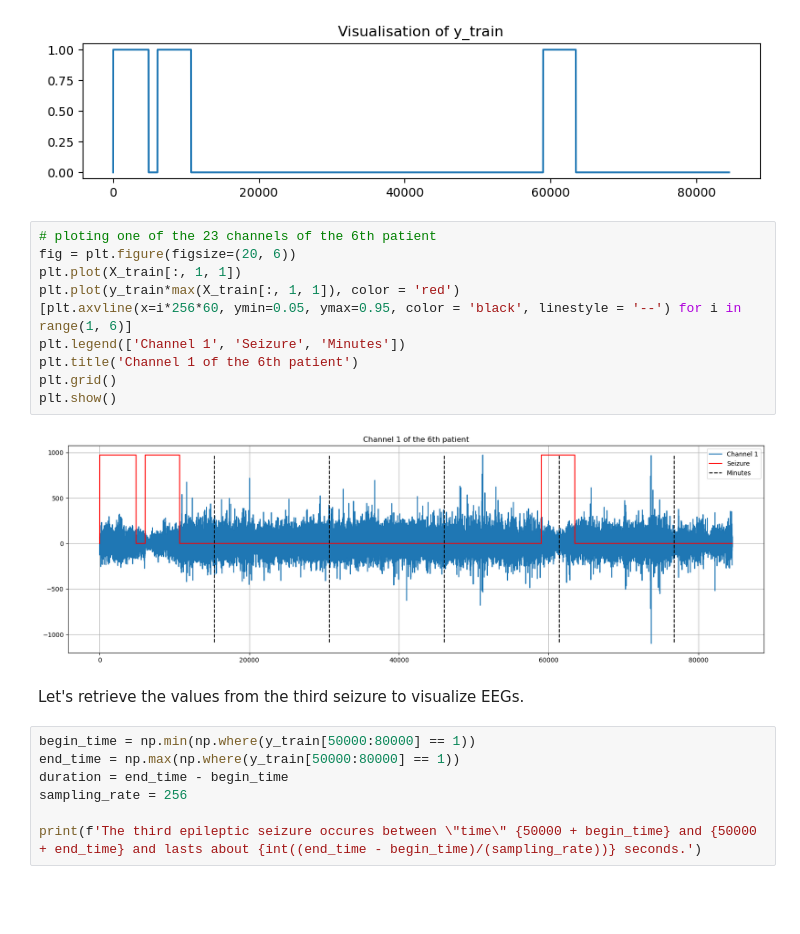
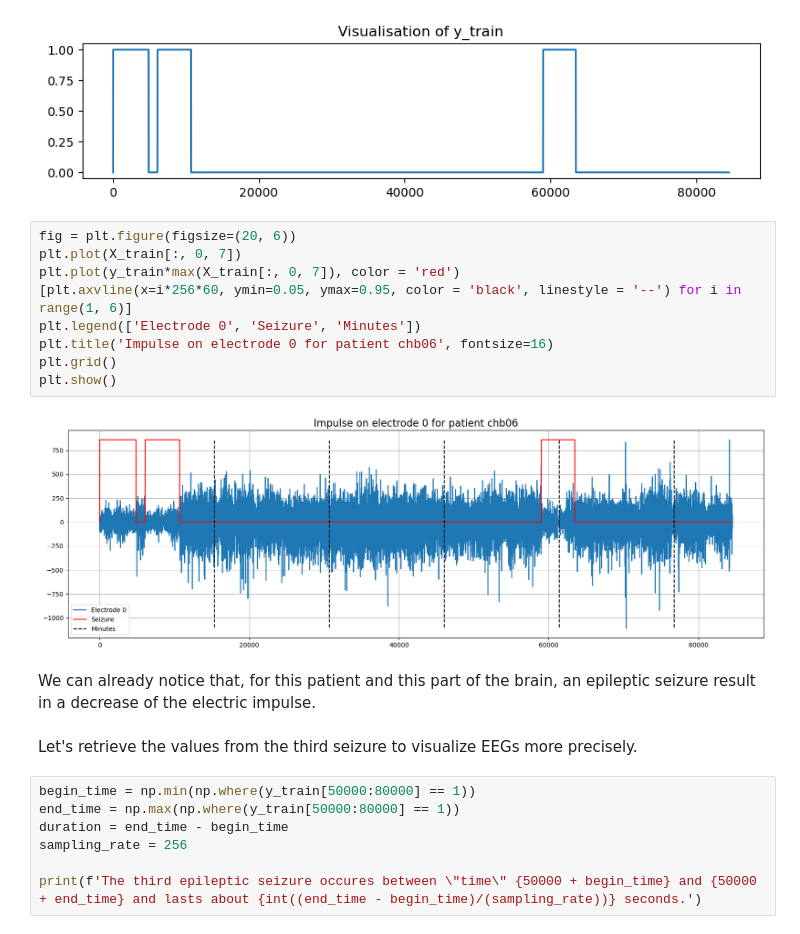
Before and after one commit to kellianoy/epilepsy_seizure, a Jupyter notebook: starting_kit.ipynb, the cells around one changed output. Cells and saved outputs as stored; diff of their text form; blank space fills up the shorter version.

```diff
--- a/starting_kit.ipynb
+++ b/starting_kit.ipynb
@@ -350,19 +350,20 @@ plt.show(block=False)
 The length of y_train is 84536.
 [figure]
 # %%
-# ploting one of the 23 channels of the 6th patient
 fig = plt.figure(figsize=(20, 6))
-plt.plot(X_train[:, 1, 1])
-plt.plot(y_train*max(X_train[:, 1, 1]), color = 'red')
+plt.plot(X_train[:, 0, 7])
+plt.plot(y_train*max(X_train[:, 0, 7]), color = 'red')
 [plt.axvline(x=i*256*60, ymin=0.05, ymax=0.95, color = 'black', linestyle = '--') for i in range(1, 6)]
-plt.legend(['Channel 1', 'Seizure', 'Minutes'])
-plt.title('Channel 1 of the 6th patient')
+plt.legend(['Electrode 0', 'Seizure', 'Minutes'])
+plt.title('Impulse on electrode 0 for patient chb06', fontsize=16)
 plt.grid()
 plt.show()
 # %% [output]
-[figure, old version]
+[figure, new version]
+# %% [markdown]
+We can already notice that, for this patient and this part of the brain, an epileptic seizure result in a decrease of the electric impulse.
 # %% [markdown]
-Let's retrieve the values from the third seizure to visualize EEGs.
+Let's retrieve the values from the third seizure to visualize EEGs more precisely.
 # %%
 begin_time = np.min(np.where(y_train[50000:80000] == 1))
 end_time = np.max(np.where(y_train[50000:80000] == 1))
```
Also changed, not shown: parts of 14 cells of this notebook.
